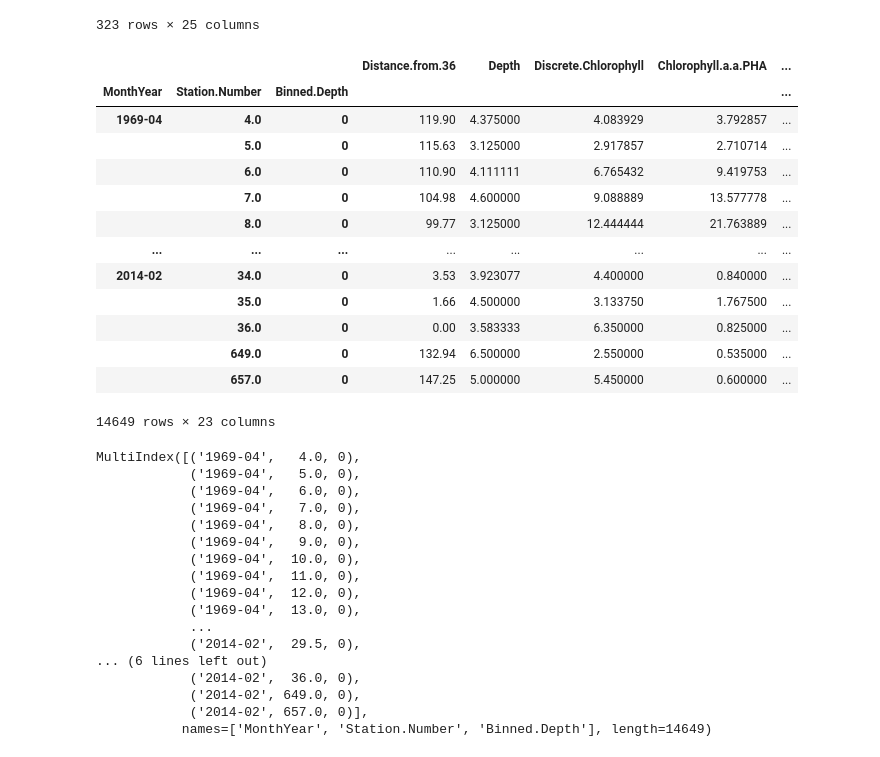
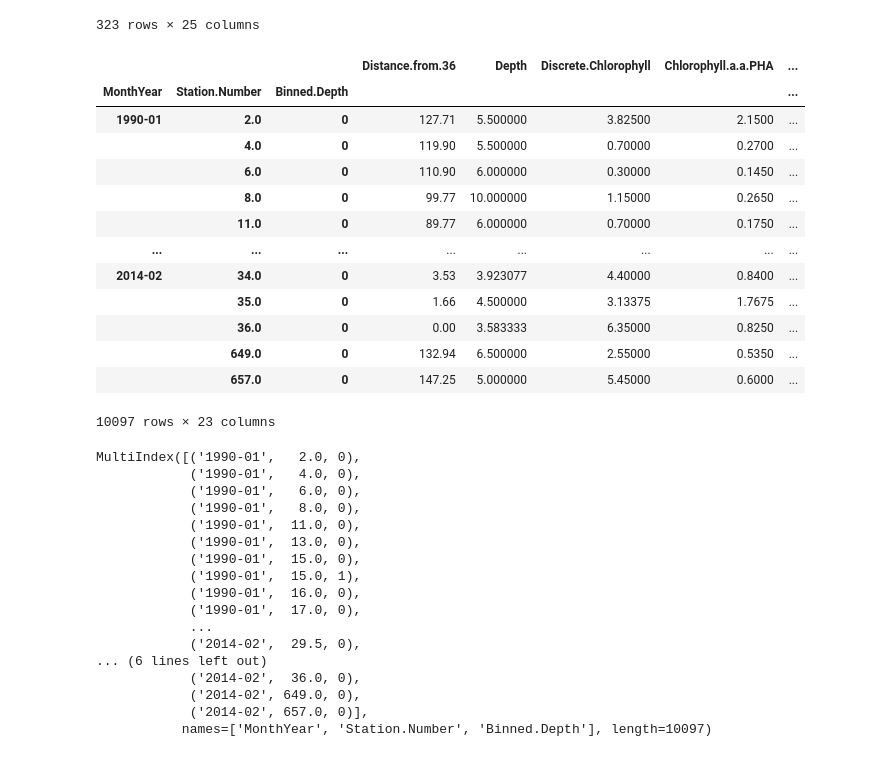
Before and after one commit to PaulErpen/InfoViz-SF-Water-Data, a Jupyter notebook: preprocessing/SFBay Exploration.ipynb, the cells around one changed output. Cells and saved outputs as stored; diff of their text form; code cells hidden in the pictures.

```diff
--- a/preprocessing/SFBay Exploration.ipynb
+++ b/preprocessing/SFBay Exploration.ipynb
@@ -137,41 +138,44 @@ for station_number in station_numbers:
 | 2014-02 | 2.0 | 127.71 | 6.500 | NaN | NaN | 0.225000 | ... |
 323 rows × 25 columns
 # %%
-grouped_for_final = df_sfbay.copy(deep=True).drop("TimeStamp", axis='columns')
+grouped_for_final = df_sfbay.copy(deep=True)
+grouped_for_final["TimeStamp"] = pd.to_datetime(grouped_for_final["TimeStamp"])
+grouped_for_final = grouped_for_final[grouped_for_final["TimeStamp"] >= dateutil.parser.parse("1990-01-01")]
+grouped_for_final = grouped_for_final.drop("TimeStamp", axis='columns')
 grouped_for_final = grouped_for_final.groupby(["MonthYear", "Station.Number", "Binned.Depth"]).mean()
 grouped_for_final = grouped_for_final.groupby("Station.Number").apply(lambda row: row.interpolate(axis=1))
 display(grouped_for_final)
 grouped_for_final.to_csv("./sf_mean_by_month.csv")
 grouped_for_final.index
 # %% [output]
 |  |  |  | Distance.from.36 | Depth | Discrete.Chlorophyll | Chlorophyll.a.a.PHA | ... |
 | MonthYear | Station.Number | Binned.Depth |  |  |  |  | ... |
-| 1969-04 | 4.0 | 0 | 119.90 | 4.375000 | 4.083929 | 3.792857 | ... |
-|  | 5.0 | 0 | 115.63 | 3.125000 | 2.917857 | 2.710714 | ... |
-|  | 6.0 | 0 | 110.90 | 4.111111 | 6.765432 | 9.419753 | ... |
-|  | 7.0 | 0 | 104.98 | 4.600000 | 9.088889 | 13.577778 | ... |
-|  | 8.0 | 0 | 99.77 | 3.125000 | 12.444444 | 21.763889 | ... |
+| 1990-01 | 2.0 | 0 | 127.71 | 5.500000 | 3.82500 | 2.1500 | ... |
+|  | 4.0 | 0 | 119.90 | 5.500000 | 0.70000 | 0.2700 | ... |
+|  | 6.0 | 0 | 110.90 | 6.000000 | 0.30000 | 0.1450 | ... |
+|  | 8.0 | 0 | 99.77 | 10.000000 | 1.15000 | 0.2650 | ... |
+|  | 11.0 | 0 | 89.77 | 6.000000 | 0.70000 | 0.1750 | ... |
 | ... | ... | ... | ... | ... | ... | ... | ... |
-| 2014-02 | 34.0 | 0 | 3.53 | 3.923077 | 4.400000 | 0.840000 | ... |
-|  | 35.0 | 0 | 1.66 | 4.500000 | 3.133750 | 1.767500 | ... |
-|  | 36.0 | 0 | 0.00 | 3.583333 | 6.350000 | 0.825000 | ... |
-|  | 649.0 | 0 | 132.94 | 6.500000 | 2.550000 | 0.535000 | ... |
-|  | 657.0 | 0 | 147.25 | 5.000000 | 5.450000 | 0.600000 | ... |
+| 2014-02 | 34.0 | 0 | 3.53 | 3.923077 | 4.40000 | 0.8400 | ... |
+|  | 35.0 | 0 | 1.66 | 4.500000 | 3.13375 | 1.7675 | ... |
+|  | 36.0 | 0 | 0.00 | 3.583333 | 6.35000 | 0.8250 | ... |
+|  | 649.0 | 0 | 132.94 | 6.500000 | 2.55000 | 0.5350 | ... |
+|  | 657.0 | 0 | 147.25 | 5.000000 | 5.45000 | 0.6000 | ... |
-14649 rows × 23 columns
+10097 rows × 23 columns
-MultiIndex([('1969-04',   4.0, 0),
-            ('1969-04',   5.0, 0),
-            ('1969-04',   6.0, 0),
-            ('1969-04',   7.0, 0),
-            ('1969-04',   8.0, 0),
-            ('1969-04',   9.0, 0),
-            ('1969-04',  10.0, 0),
-            ('1969-04',  11.0, 0),
-            ('1969-04',  12.0, 0),
-            ('1969-04',  13.0, 0),
+MultiIndex([('1990-01',   2.0, 0),
+            ('1990-01',   4.0, 0),
+            ('1990-01',   6.0, 0),
+            ('1990-01',   8.0, 0),
+            ('1990-01',  11.0, 0),
+            ('1990-01',  13.0, 0),
+            ('1990-01',  15.0, 0),
+            ('1990-01',  15.0, 1),
+            ('1990-01',  16.0, 0),
+            ('1990-01',  17.0, 0),
             ...
             ('2014-02',  29.5, 0),
 ... (6 lines left out)
             ('2014-02',  36.0, 0),
             ('2014-02', 649.0, 0),
             ('2014-02', 657.0, 0)],
-           names=['MonthYear', 'Station.Number', 'Binned.Depth'], length=14649)
+           names=['MonthYear', 'Station.Number', 'Binned.Depth'], length=10097)
```
Also changed, not shown: parts of 3 cells of this notebook, 1 other file.
